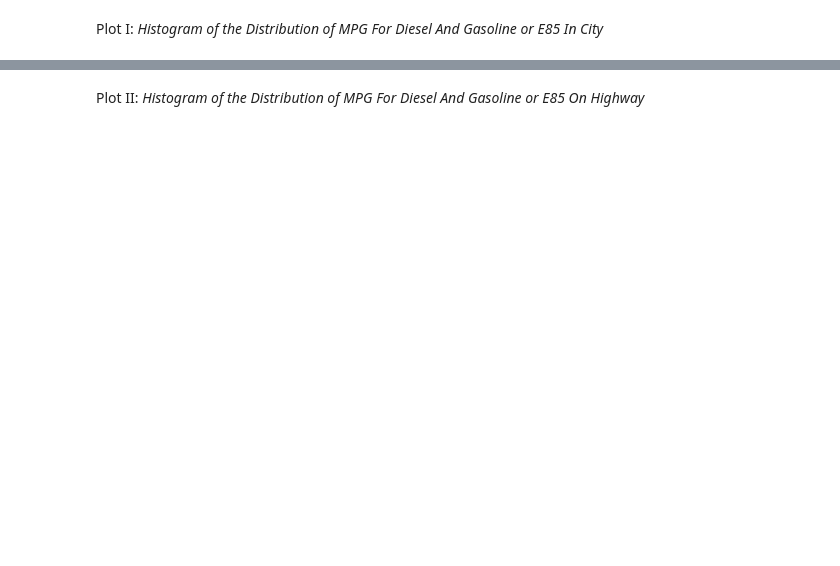
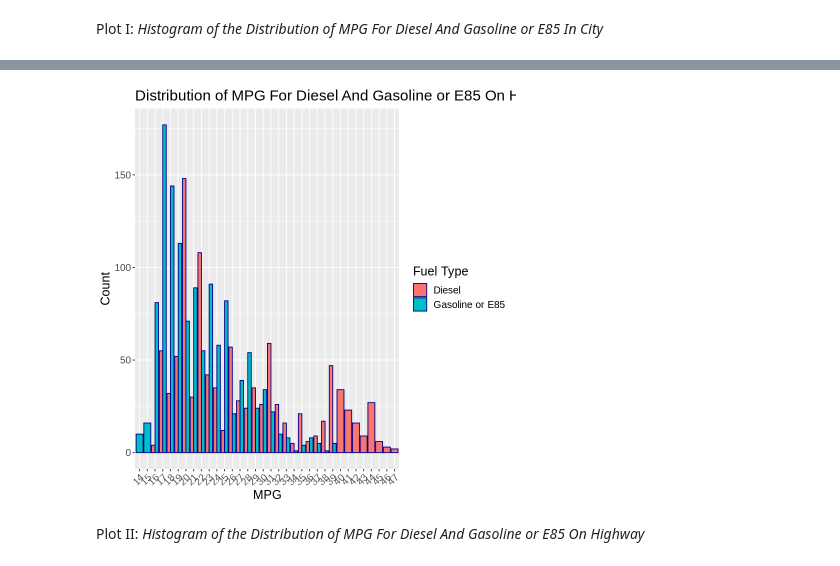
Before and after one commit to Zibo-S/STAT201_GP_7, a Jupyter notebook: fuel_project_final_report_draft1.ipynb, the cells around one changed output, grey strips where cells are left out. Cells and saved outputs as stored; diff of their text form; code cells hidden in the pictures; blank space fills up the shorter version.

```diff
--- a/fuel_project_final_report_draft1.ipynb
+++ b/fuel_project_final_report_draft1.ipynb
@@ -165,7 +206,7 @@ tidy_data
 Plot I: *Histogram of the Distribution of MPG For Diesel And Gasoline or E85 In City*
 # %%
 #$df$"Fuel Type 1
-tidy_data2 <- df %>%
+Highway_Histogram <- df %>%
     select('Fuel.Type','Highway.MPG..FT1.')%>%
     mutate(fuel_type= as_factor(df$'Fuel.Type'), MPG = as_factor(df$'Highway.MPG..FT1')) %>%
     select(fuel_type, MPG)%>%
@@ -178,4 +219,5 @@ tidy_data2 <- df %>%
     theme(text = element_text(size = 15)) +
     theme(axis.text.x = element_text(angle = 45, hjust = 1))+
 guides(fill=guide_legend(title="Fuel Type"))
-tidy_data2
+Highway_Histogram
+# %% [output]
@@ -182,3 +226,4 @@ tidy_data2
+[figure, added]
 # %% [markdown]
 Plot II: *Histogram of the Distribution of MPG For Diesel And Gasoline or E85 On Highway*
 # %%
```
Also changed, not shown: parts of 9 cells of this notebook.
